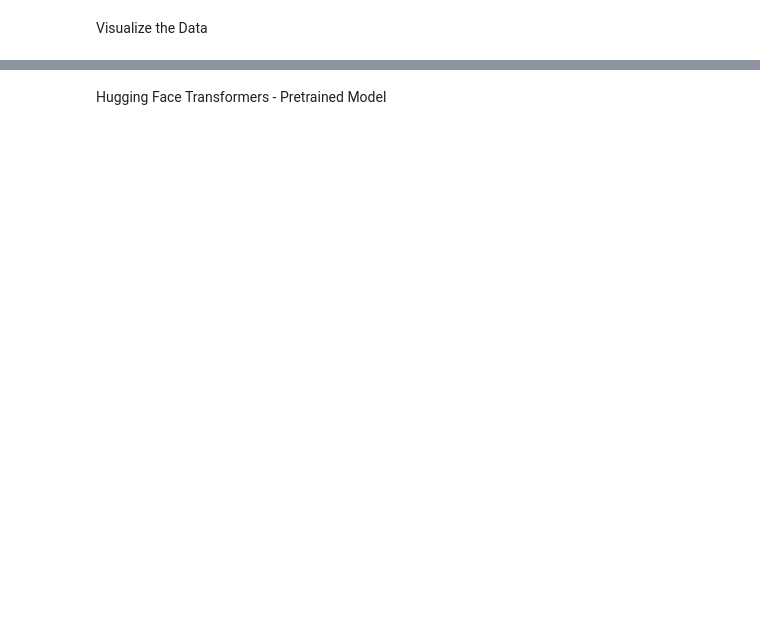
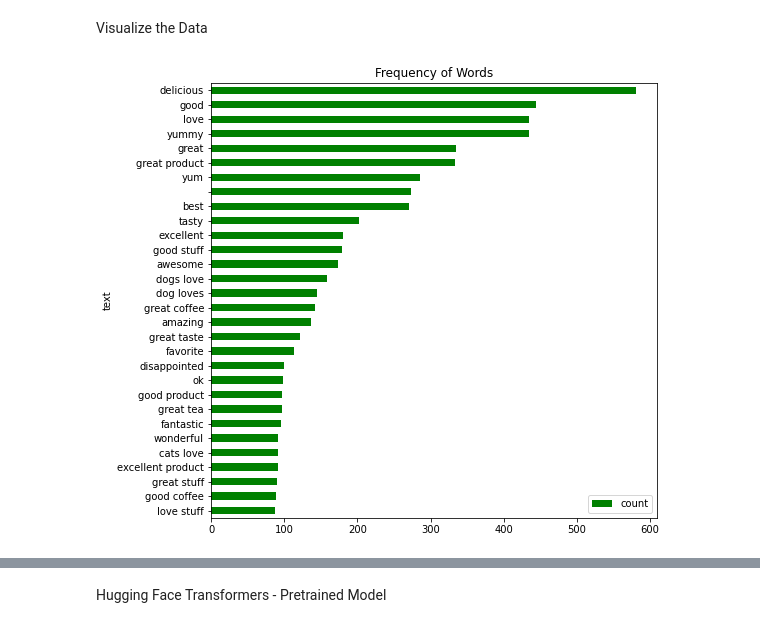
Before and after one commit to alickd/SEP740_DLProject, a Jupyter notebook: Text_Summarization_Deep_Learning_Project.ipynb, the cells around one changed output, grey strips where cells are left out. Saved outputs shown, nothing was run; the diff lists cells and outputs as text; code cells hidden in the pictures; blank space fills up the shorter version.

```diff
--- a/Text_Summarization_Deep_Learning_Project.ipynb
+++ b/Text_Summarization_Deep_Learning_Project.ipynb
@@ -178,17 +189,19 @@ Visualize the Data
 # %%
 import itertools
 import collections
 
 lemmatized_tokens = list(df_reviews["Summary"])
-token_list = list(itertools.chain(lemmatized_tokens))
+token_words = list(itertools.chain(lemmatized_tokens))
 
 #Frequency of Words Plot
-counts_no=collections.Counter(token_list)
-clean_words = pd.DataFrame(counts_no.most_common(30),columns=['text','count'])
+counts_no=collections.Counter(token_words)
+words = pd.DataFrame(counts_no.most_common(30),columns=['text','count'])
 fig,ax = plt.subplots(figsize=(8,8))
-clean_words.sort_values(by='count').plot.barh(x='text',y='count',ax=ax,color='green')
+words.sort_values(by='count').plot.barh(x='text',y='count',ax=ax,color='green')
 ax.set_title("Frequency of Words")
 plt.show()
+# %% [output]
+[figure, added]
 # %%
 #Plotting distrubution of word count for reviews vs summary
 text_word_count = []
```
Also changed, not shown: parts of 42 cells of this notebook.
